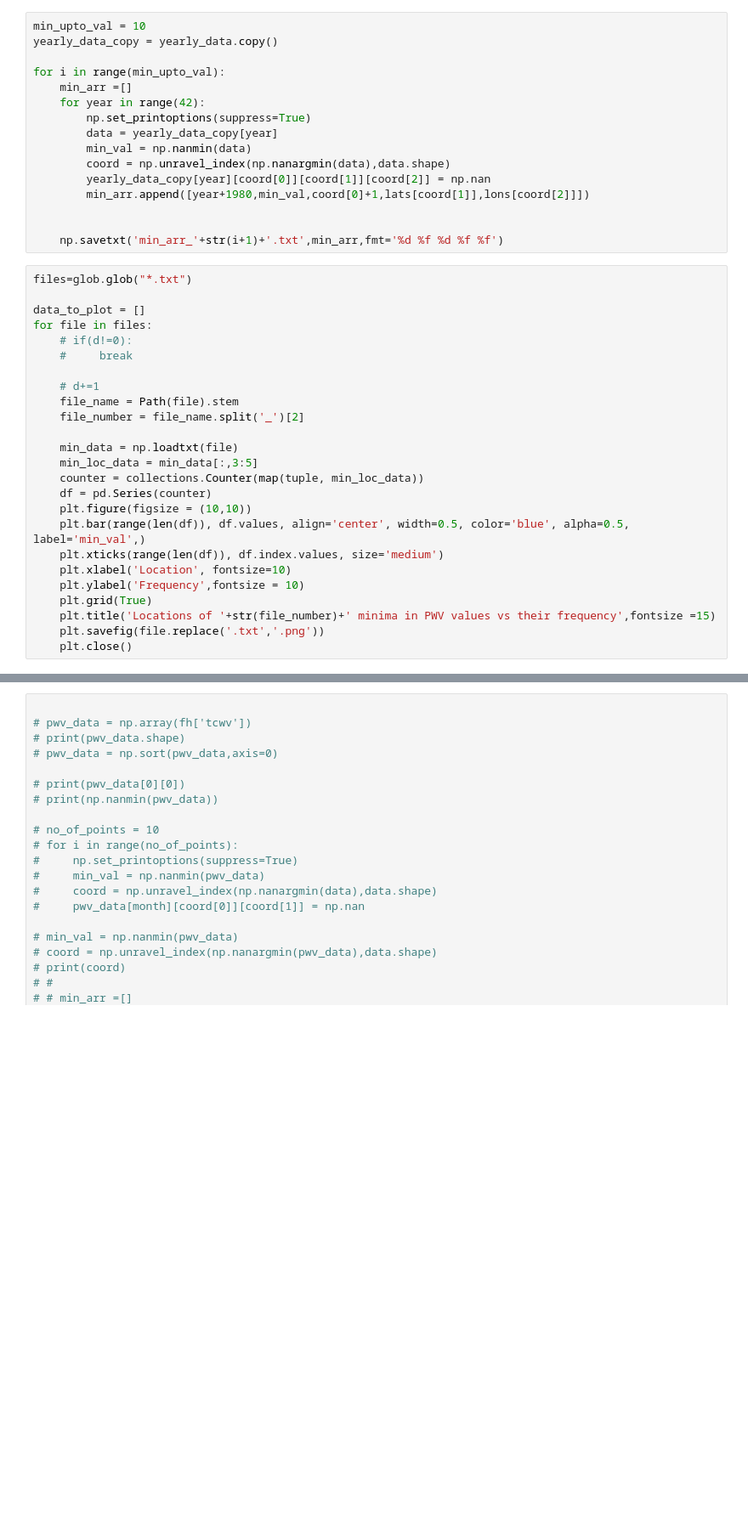
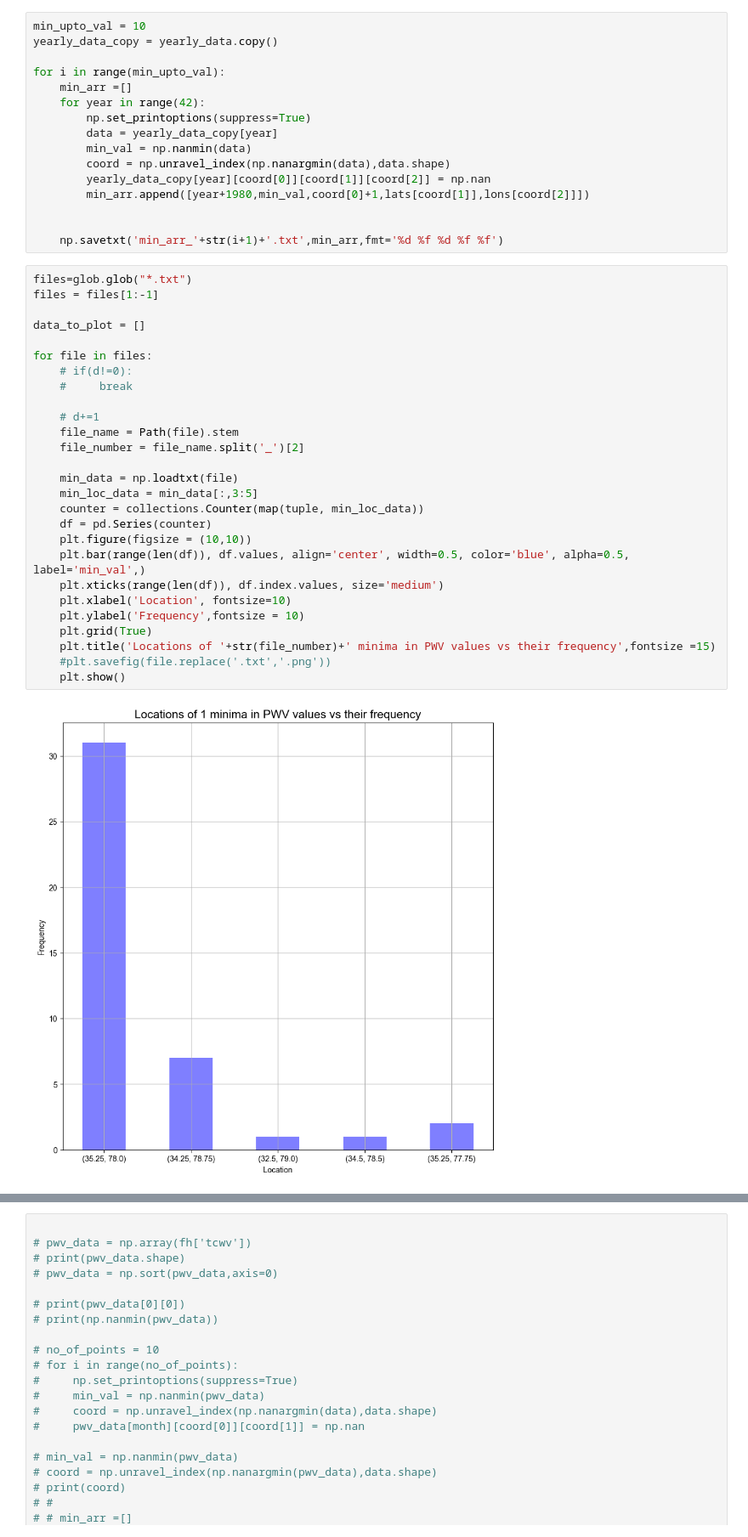
Before and after one commit to mayurisrao/THz, a Jupyter notebook: ERA5/data_read.ipynb, the cells around one changed output, grey strips where cells are left out. Shown at 85% size. Saved outputs shown, nothing was run; the diff lists cells and outputs as text; blank space fills up the shorter version.

```diff
--- a/ERA5/data_read.ipynb
+++ b/ERA5/data_read.ipynb
@@ -56,26 +61,30 @@ for i in range(min_upto_val):
     np.savetxt('min_arr_'+str(i+1)+'.txt',min_arr,fmt='%d %f %d %f %f')
 # %%
 files=glob.glob("*.txt")
+files = files[1:-1]
 
 data_to_plot = []
+
 for file in files:
     # if(d!=0):
     #     break
 
     # d+=1
     file_name = Path(file).stem
     file_number = file_name.split('_')[2]
 
     min_data = np.loadtxt(file)
     min_loc_data = min_data[:,3:5]
     counter = collections.Counter(map(tuple, min_loc_data))
     df = pd.Series(counter)
     plt.figure(figsize = (10,10))
     plt.bar(range(len(df)), df.values, align='center', width=0.5, color='blue', alpha=0.5, label='min_val',)
     plt.xticks(range(len(df)), df.index.values, size='medium')
     plt.xlabel('Location', fontsize=10)
     plt.ylabel('Frequency',fontsize = 10)
     plt.grid(True)
     plt.title('Locations of '+str(file_number)+' minima in PWV values vs their frequency',fontsize =15)
-    plt.savefig(file.replace('.txt','.png'))
-    plt.close()
+    #plt.savefig(file.replace('.txt','.png'))
+    plt.show()
+# %% [output]
+[figure, added]
```
Also changed, not shown: parts of 15 cells of this notebook, 51 other files.
